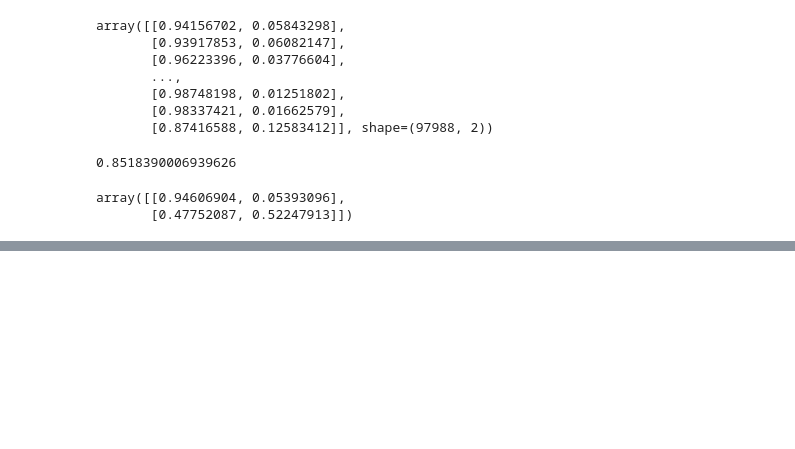
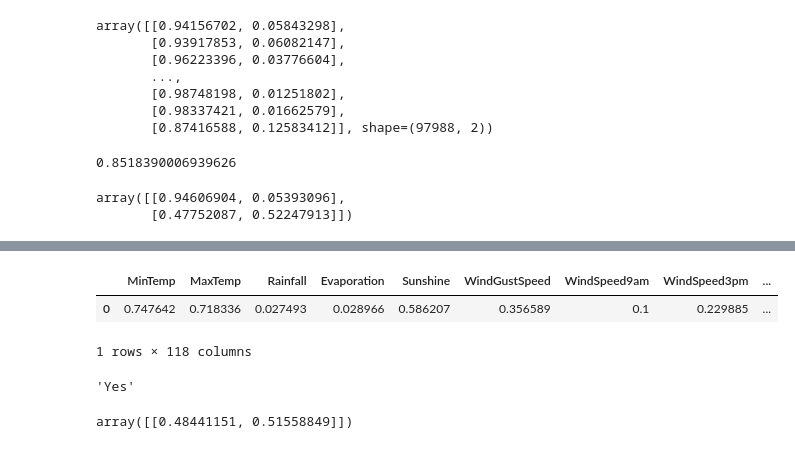
Before and after one commit to Bharat2310/ML_practice-, a Jupyter notebook: project_02/weatherInfo.ipynb, the cells around one changed output, grey strips where cells are left out. Cells and saved outputs as stored; diff of their text form; code cells hidden in the pictures; blank space fills up the shorter version.

```diff
--- a/project_02/weatherInfo.ipynb
+++ b/project_02/weatherInfo.ipynb
@@ -647,0 +681,25 @@ array([[0.94606904, 0.05393096],
+# %%
+new_input = {'Date': '2021-06-19',
+             'Location': 'Katherine',
+             'MinTemp': 23.2,
+             'MaxTemp': 33.2,
+             'Rainfall': 10.2,
+             'Evaporation': 4.2,
+             'Sunshine': np.nan,
+             'WindGustDir': 'NNW',
+             'WindGustSpeed': 52.0,
+             'WindDir9am': 'NW',
+             'WindDir3pm': 'NNE',
+             'WindSpeed9am': 13.0,
+             'WindSpeed3pm': 20.0,
+             'Humidity9am': 89.0,
+             'Humidity3pm': 58.0,
+             'Pressure9am': 1004.8,
+             'Pressure3pm': 1001.5,
+             'Cloud9am': 8.0,
+             'Cloud3pm': 5.0,
+             'Temp9am': 25.7,
+             'Temp3pm': 33.0,
+             'RainToday': 'Yes'}
+# %%
+new_df = pd.DataFrame([new_input])
@@ -647,0 +726,4 @@ array([[0.94606904, 0.05393096],
+# %%
+new_df[numeric_cols] = imputer.transform(new_df[numeric_cols])
+new_df[numeric_cols] = scaler.transform(new_df[numeric_cols])
+new_df[encoded_cols] = encoder.transform(new_df[categorical_cols])
@@ -647,0 +748,7 @@ array([[0.94606904, 0.05393096],
+# %%
+X_input = new_df[cols_total]
+X_input
+# %% [output]
+|  | MinTemp | MaxTemp | Rainfall | Evaporation | Sunshine | WindGustSpeed | WindSpeed9am | WindSpeed3pm | ... |
+| 0 | 0.747642 | 0.718336 | 0.027493 | 0.028966 | 0.586207 | 0.356589 | 0.1 | 0.229885 | ... |
+1 rows × 118 columns
@@ -647,0 +757,4 @@ array([[0.94606904, 0.05393096],
+# %%
+prediction
+# %% [output]
+'Yes'
@@ -647,0 +763,4 @@ array([[0.94606904, 0.05393096],
+# %%
+prob
+# %% [output]
+array([[0.48441151, 0.51558849]])
```
Also changed, not shown: parts of 22 cells of this notebook.
